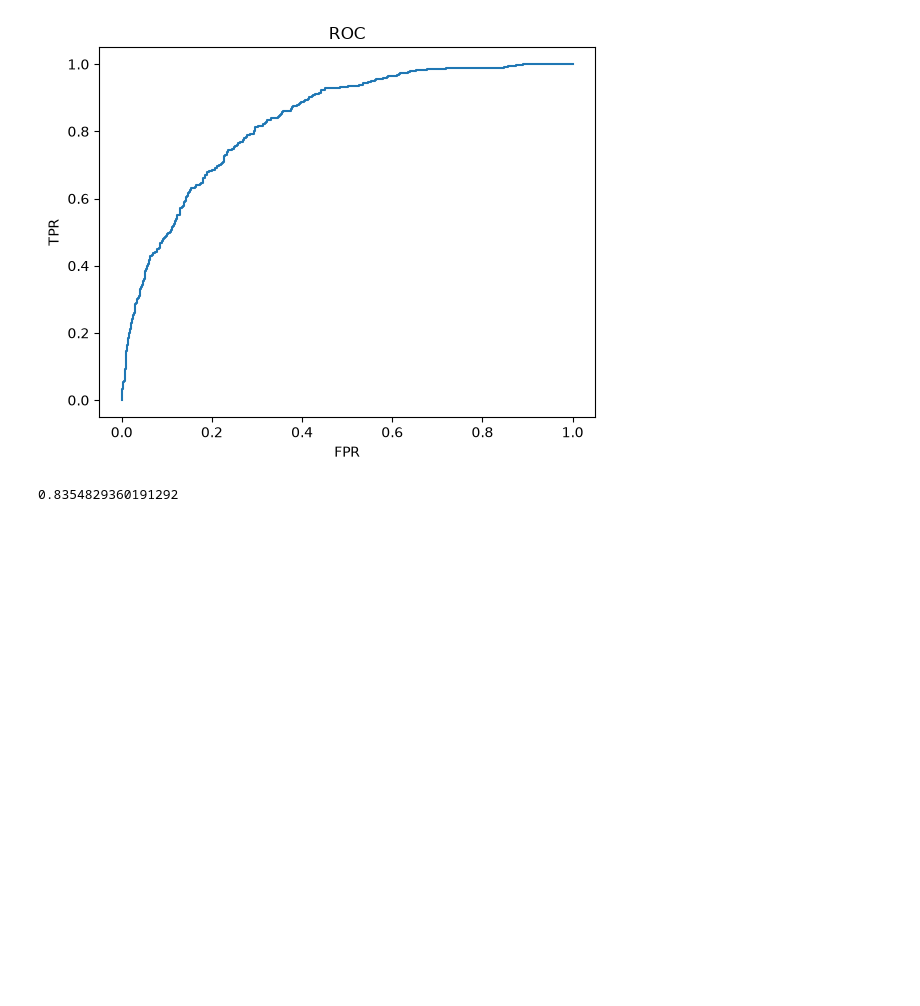
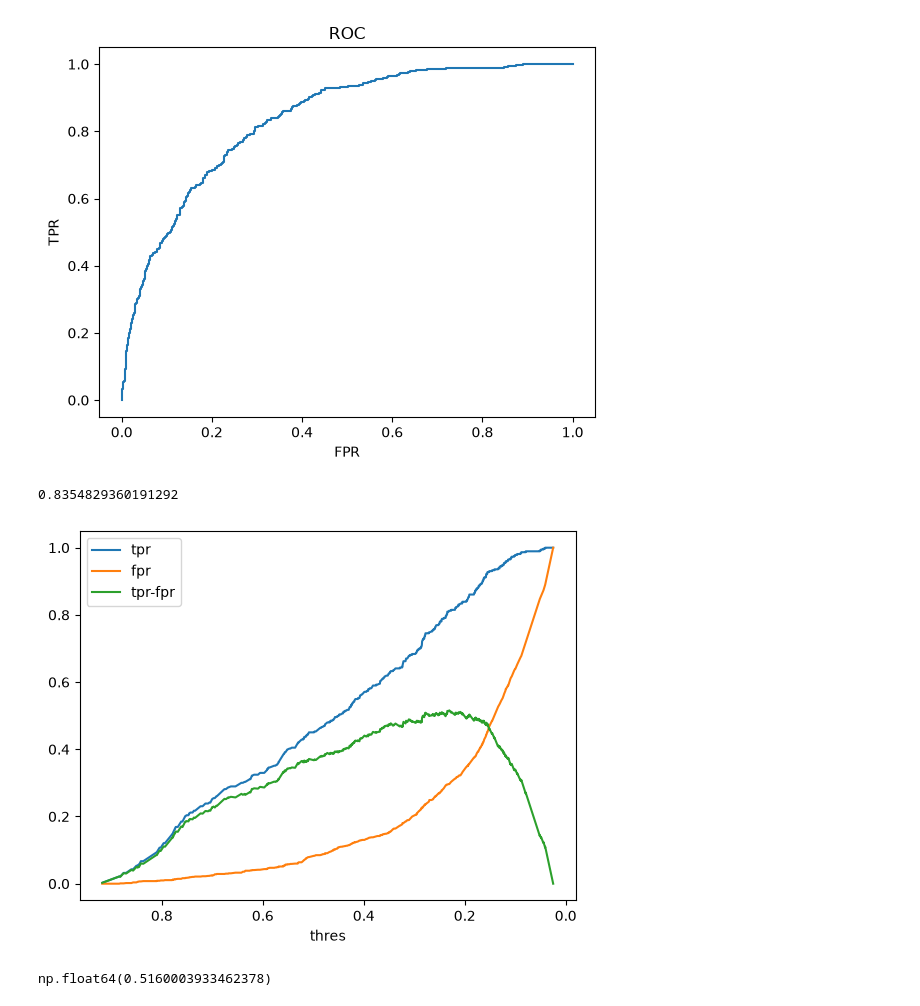
Before and after one commit to liruixiang789/hello-world, a Jupyter notebook: 逻辑回归模型.ipynb, the cells around one changed output. Cells and saved outputs as stored; diff of their text form; code cells hidden in the pictures; blank space fills up the shorter version.

```diff
--- a/逻辑回归模型.ipynb
+++ b/逻辑回归模型.ipynb
@@ -134,3 +134,17 @@ score = roc_auc_score(y_test,y_pred_proba[:,1])
 score
 # %% [output]
 0.8354829360191292
+# %%
+plt.plot(thres[1:],tpr[1:])
+plt.plot(thres[1:],fpr[1:])
+plt.plot(thres[1:],tpr[1:]-fpr[1:])
+plt.xlabel('thres')
+plt.legend(["tpr","fpr","tpr-fpr"])
+plt.gca().invert_xaxis()
+plt.show()
+# %% [output]
+[figure, added]
+# %%
+max(tpr-fpr)
+# %% [output]
+np.float64(0.5160003933462378)
```
Also changed, not shown: 2 other files.
